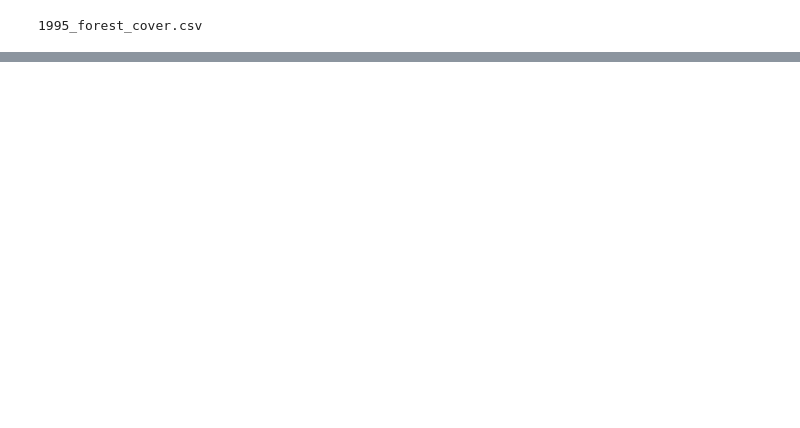
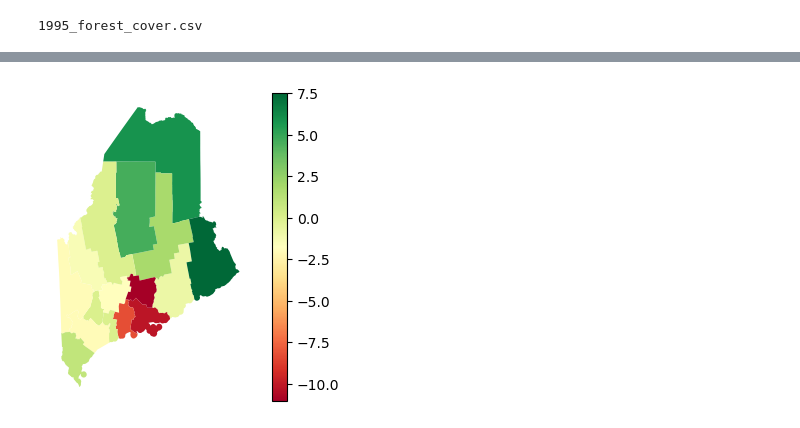
Before and after one commit to rosehanuy/maine-forest, a Jupyter notebook: forest.ipynb, the cells around one changed output, grey strips where cells are left out. Drawn from its saved outputs; the diff is of its cells as text; code cells hidden in the pictures; blank space fills up the shorter version.

```diff
--- a/forest.ipynb
+++ b/forest.ipynb
@@ -77,0 +112,9 @@ merge_county_w_forestcover(counties,forest_2021,'2021')
+# %%
+balsam_fir_diff = fc_2021['Balsam fir'] - fc_1995['Balsam fir']
+oak_diff = fc_2021['Oak'] - fc_1995['Oak']
+eastern_white_pine_diff = fc_2021['Eastern white pine'] - fc_1995['Eastern white pine']
+aspen_diff = fc_2021['Aspen'] - fc_1995['Aspen']
+county = fc_2021['COUNTY'].str.strip()
+# %%
+change_df = pd.DataFrame({'COUNTY':county, 'balsam_fir': balsam_fir_diff, 'oak': oak_diff,
+                          'eastern_white_pine': eastern_white_pine_diff, 'aspen':aspen_diff})
@@ -77,0 +128,3 @@ merge_county_w_forestcover(counties,forest_2021,'2021')
+# %%
+df  = counties.merge(change_df, on='COUNTY', how='left')    # merge gdf and df on matching COUNTY column
+gdf_change_fc = gpd.GeoDataFrame(df)
@@ -77,0 +133,15 @@ merge_county_w_forestcover(counties,forest_2021,'2021')
+# %%
+column = gdf_change_fc['balsam_fir']
+vmin, vmax = column.min(), column.max()
+# %%
+fig, ax = plt.subplots(1, figsize=(6,4))
+
+gdf_change_fc.plot(column='balsam_fir', cmap='RdYlGn',ax=ax)
+ax.axis('off')
+ax.set_title('Change in % Forest Cover')
+
+sm = plt.cm.ScalarMappable(cmap='RdYlGn', norm=plt.Normalize(vmin=vmin, vmax=vmax))   # create colorbar using normalized values
+sm._A = []
+cbar = fig.colorbar(sm, ax=plt.gca())
+# %% [output]
+[figure, added]
```
Also changed, not shown: parts of 16 cells of this notebook, 1 other file.
